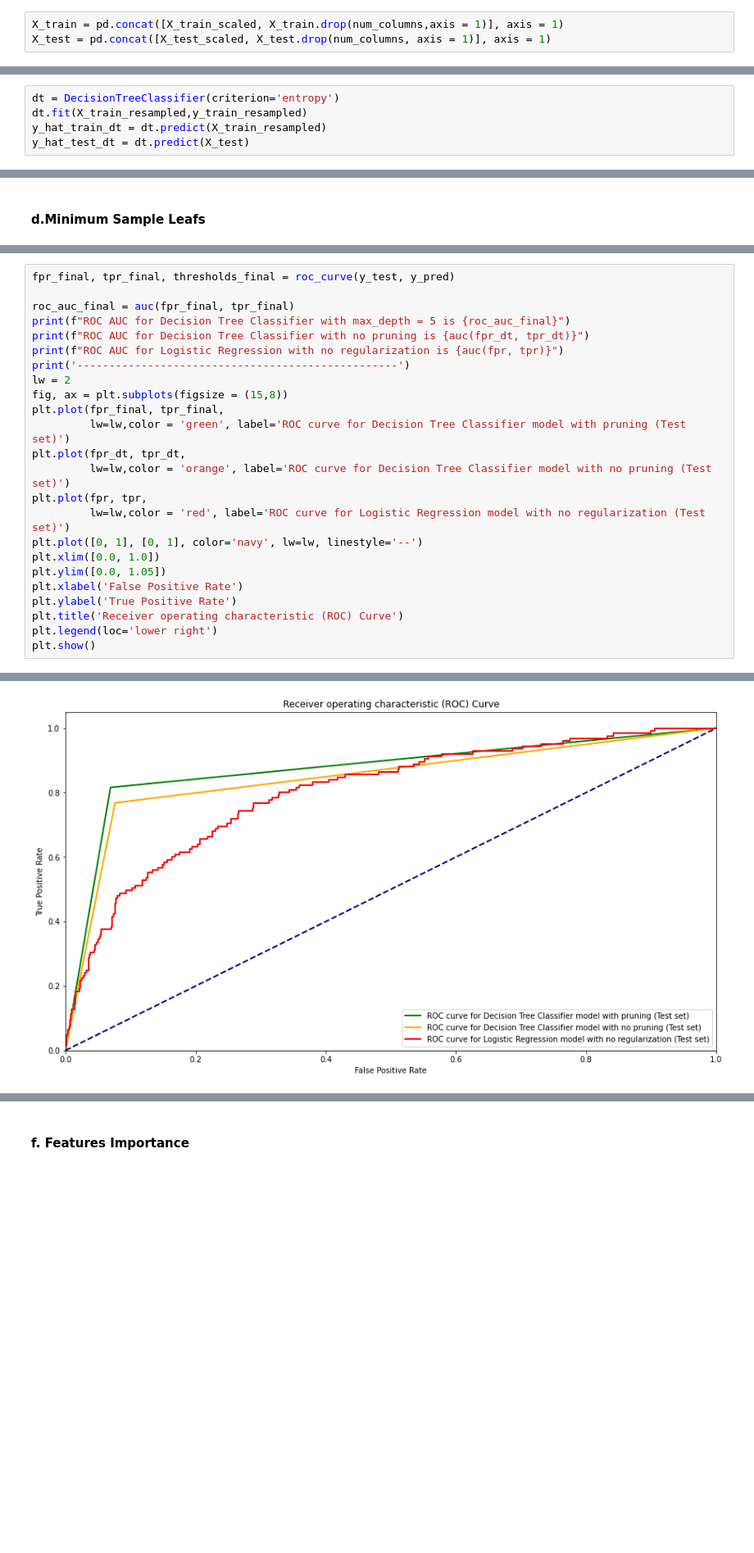
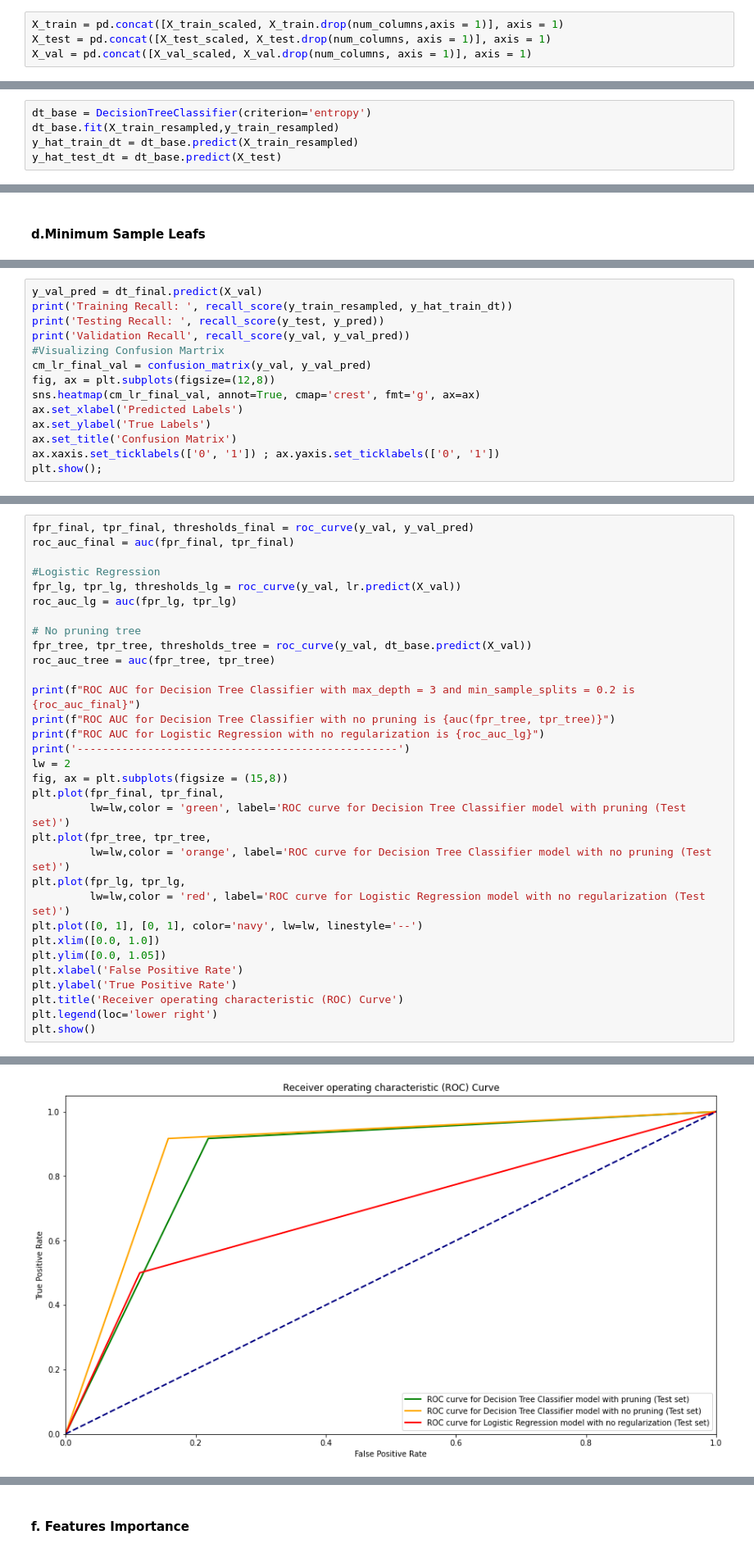
Before and after one commit to taingocbui/phase3_project, a Jupyter notebook: project3.ipynb, the cells around one changed output, grey strips where cells are left out. Shown at 82% size. Drawn from its saved outputs; the diff is of its cells as text; blank space fills up the shorter version.

```diff
--- a/project3.ipynb
+++ b/project3.ipynb
@@ -295,6 +299,7 @@ Using describe upon this scaled dataframe, we can see that mean is close to 0 an
 # %%
 X_train = pd.concat([X_train_scaled, X_train.drop(num_columns,axis = 1)], axis = 1)
 X_test = pd.concat([X_test_scaled, X_test.drop(num_columns, axis = 1)], axis = 1)
+X_val = pd.concat([X_val_scaled, X_val.drop(num_columns, axis = 1)], axis = 1)
 # %% [markdown]
 #### f. Using SMOTE to reduce Class Imbalance
 # %%
@@ -448,10 +392,10 @@ It appears that including regulatization in this Logistic Regression model does
 # %% [markdown]
 #### a. Create a base model
 # %%
-dt = DecisionTreeClassifier(criterion='entropy')
-dt.fit(X_train_resampled,y_train_resampled)
-y_hat_train_dt = dt.predict(X_train_resampled)
-y_hat_test_dt = dt.predict(X_test)
+dt_base = DecisionTreeClassifier(criterion='entropy')
+dt_base.fit(X_train_resampled,y_train_resampled)
+y_hat_train_dt = dt_base.predict(X_train_resampled)
+y_hat_test_dt = dt_base.predict(X_test)
 # %%
 evaluate(y_train_resampled, y_hat_train_dt, y_test, y_hat_test_dt)
 
@@ -642,0 +565,14 @@ Testing F1-Score:  0.7391304347826088
+# %%
+y_val_pred = dt_final.predict(X_val)
+print('Training Recall: ', recall_score(y_train_resampled, y_hat_train_dt))
+print('Testing Recall: ', recall_score(y_test, y_pred))
+print('Validation Recall', recall_score(y_val, y_val_pred))
+#Visualizing Confusion Martrix
+cm_lr_final_val = confusion_matrix(y_val, y_val_pred)
+fig, ax = plt.subplots(figsize=(12,8))
+sns.heatmap(cm_lr_final_val, annot=True, cmap='crest', fmt='g', ax=ax)
+ax.set_xlabel('Predicted Labels')
+ax.set_ylabel('True Labels')
+ax.set_title('Confusion Matrix')
+ax.xaxis.set_ticklabels(['0', '1']) ; ax.yaxis.set_ticklabels(['0', '1'])
+plt.show();
@@ -643,18 +584,26 @@ Testing F1-Score:  0.7391304347826088
 # %%
-fpr_final, tpr_final, thresholds_final = roc_curve(y_test, y_pred)
+fpr_final, tpr_final, thresholds_final = roc_curve(y_val, y_val_pred)
+roc_auc_final = auc(fpr_final, tpr_final)
 
-roc_auc_final = auc(fpr_final, tpr_final)
-print(f"ROC AUC for Decision Tree Classifier with max_depth = 5 is {roc_auc_final}")
-print(f"ROC AUC for Decision Tree Classifier with no pruning is {auc(fpr_dt, tpr_dt)}")
-print(f"ROC AUC for Logistic Regression with no regularization is {auc(fpr, tpr)}")
+#Logistic Regression
+fpr_lg, tpr_lg, thresholds_lg = roc_curve(y_val, lr.predict(X_val))
+roc_auc_lg = auc(fpr_lg, tpr_lg)
+
+# No pruning tree
+fpr_tree, tpr_tree, thresholds_tree = roc_curve(y_val, dt_base.predict(X_val))
+roc_auc_tree = auc(fpr_tree, tpr_tree)
+
+print(f"ROC AUC for Decision Tree Classifier with max_depth = 3 and min_sample_splits = 0.2 is {roc_auc_final}")
+print(f"ROC AUC for Decision Tree Classifier with no pruning is {auc(fpr_tree, tpr_tree)}")
+print(f"ROC AUC for Logistic Regression with no regularization is {roc_auc_lg}")
 print('--------------------------------------------------')
 lw = 2
 fig, ax = plt.subplots(figsize = (15,8))
 plt.plot(fpr_final, tpr_final,
          lw=lw,color = 'green', label='ROC curve for Decision Tree Classifier model with pruning (Test set)')
-plt.plot(fpr_dt, tpr_dt,
+plt.plot(fpr_tree, tpr_tree,
          lw=lw,color = 'orange', label='ROC curve for Decision Tree Classifier model with no pruning (Test set)')
-plt.plot(fpr, tpr,
+plt.plot(fpr_lg, tpr_lg,
          lw=lw,color = 'red', label='ROC curve for Logistic Regression model with no regularization (Test set)')
 plt.plot([0, 1], [0, 1], color='navy', lw=lw, linestyle='--')
 plt.xlim([0.0, 1.0])
@@ -671,2 +620,2 @@ ROC AUC for Logistic Regression with no regularization is 0.8011396332863188
 --------------------------------------------------
-[figure, old version]
+[figure, new version]
```
Also changed, not shown: parts of 41 cells of this notebook, 6 other files.
